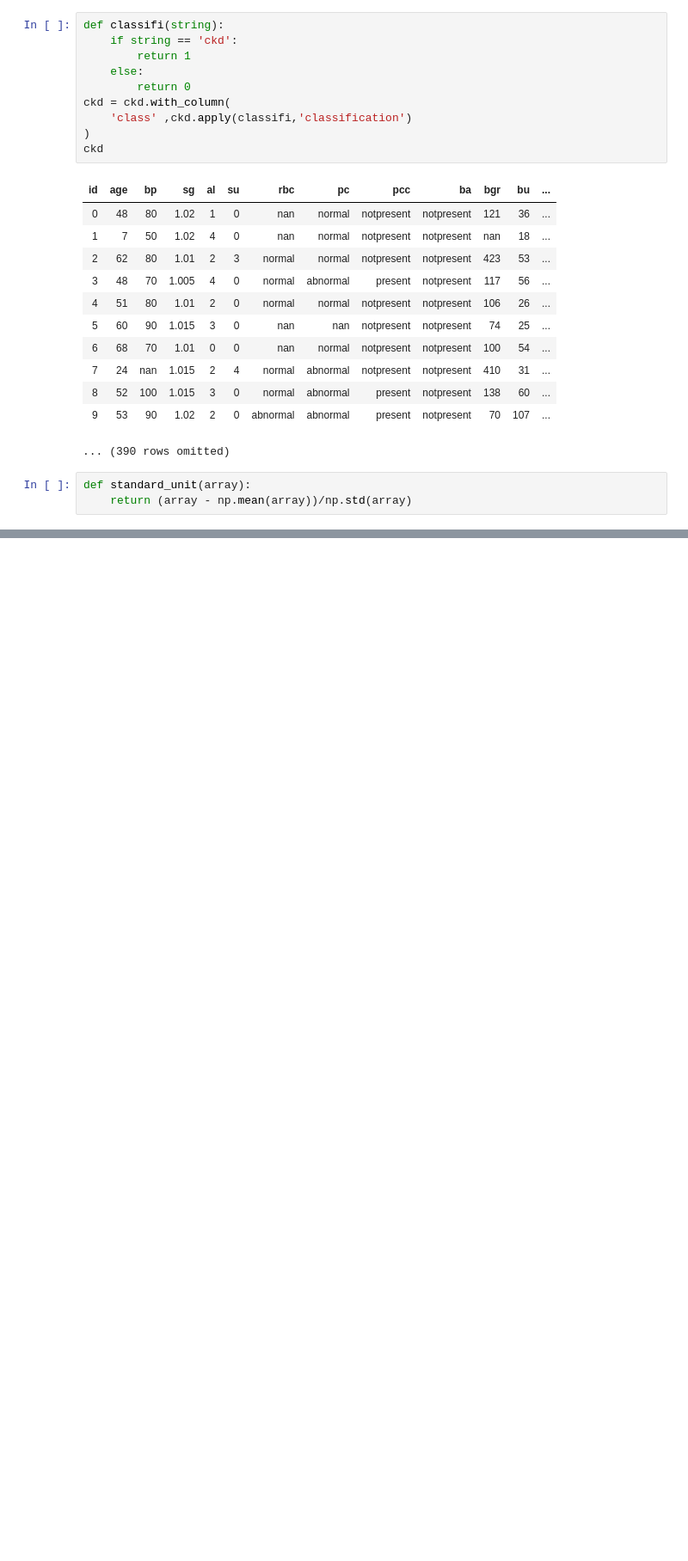
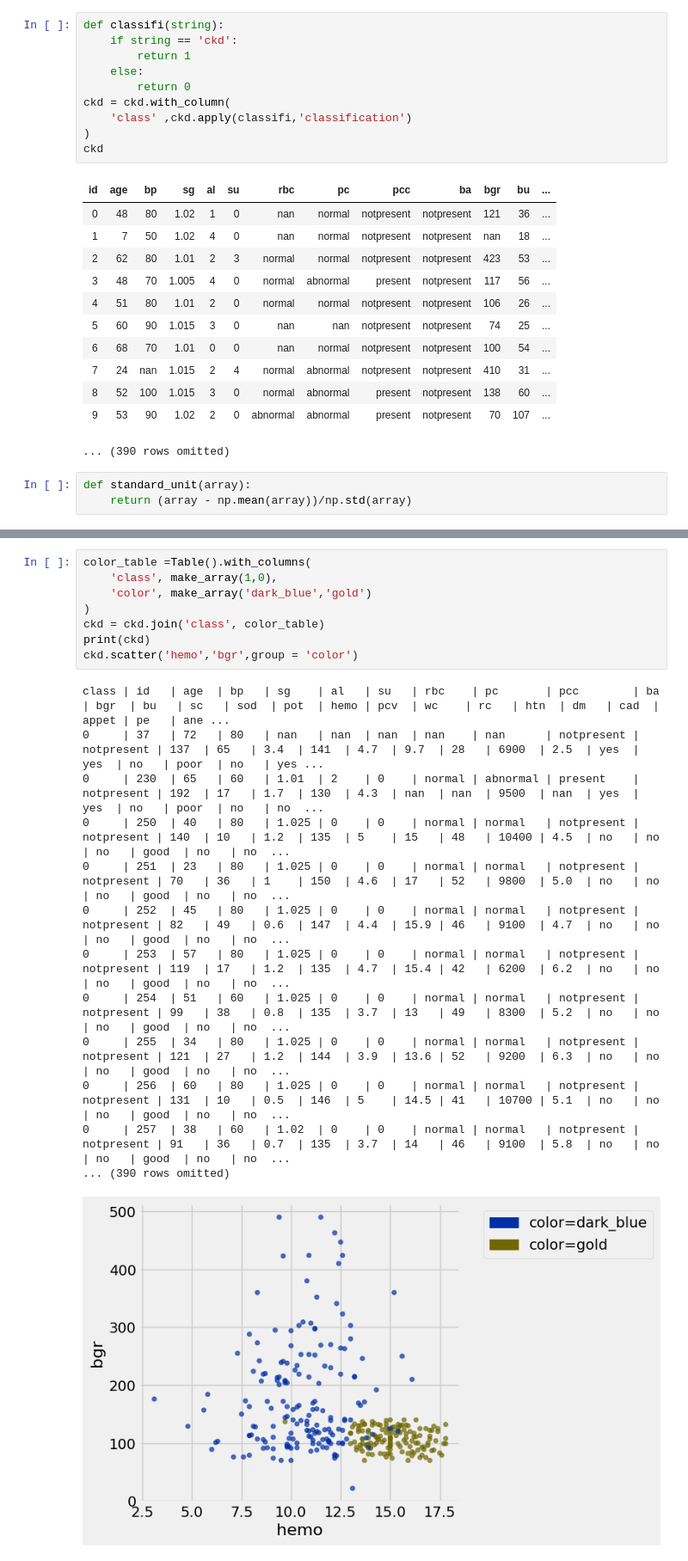
Before and after one commit to MYTWT/Data_Science, a Jupyter notebook: notebook/Numby/classification.ipynb, the cells around one changed output, grey strips where cells are left out. Shown at 86% size. Cells and saved outputs as stored; diff of their text form; blank space fills up the shorter version.

```diff
--- a/notebook/Numby/classification.ipynb
+++ b/notebook/Numby/classification.ipynb
@@ -83,0 +87,22 @@ ckd1 = ckd.where(mask).where(mask1)
+# %%
+color_table =Table().with_columns(
+    'class', make_array(1,0),
+    'color', make_array('dark_blue','gold')
+)
+ckd = ckd.join('class', color_table)
+print(ckd)
+ckd.scatter('hemo','bgr',group = 'color')
+# %% [output]
+class | id   | age  | bp   | sg    | al   | su   | rbc    | pc       | pcc        | ba         | bgr  | bu   | sc   | sod  | pot  | hemo | pcv  | wc    | rc   | htn  | dm   | cad  | appet | pe   | ane ...
+0     | 37   | 72   | 80   | nan   | nan  | nan  | nan    | nan      | notpresent | notpresent | 137  | 65   | 3.4  | 141  | 4.7  | 9.7  | 28   | 6900  | 2.5  | yes  | yes  | no   | poor  | no   | yes ...
+0     | 230  | 65   | 60   | 1.01  | 2    | 0    | normal | abnormal | present    | notpresent | 192  | 17   | 1.7  | 130  | 4.3  | nan  | nan  | 9500  | nan  | yes  | yes  | no   | poor  | no   | no  ...
+0     | 250  | 40   | 80   | 1.025 | 0    | 0    | normal | normal   | notpresent | notpresent | 140  | 10   | 1.2  | 135  | 5    | 15   | 48   | 10400 | 4.5  | no   | no   | no   | good  | no   | no  ...
+0     | 251  | 23   | 80   | 1.025 | 0    | 0    | normal | normal   | notpresent | notpresent | 70   | 36   | 1    | 150  | 4.6  | 17   | 52   | 9800  | 5.0  | no   | no   | no   | good  | no   | no  ...
+0     | 252  | 45   | 80   | 1.025 | 0    | 0    | normal | normal   | notpresent | notpresent | 82   | 49   | 0.6  | 147  | 4.4  | 15.9 | 46   | 9100  | 4.7  | no   | no   | no   | good  | no   | no  ...
+0     | 253  | 57   | 80   | 1.025 | 0    | 0    | normal | normal   | notpresent | notpresent | 119  | 17   | 1.2  | 135  | 4.7  | 15.4 | 42   | 6200  | 6.2  | no   | no   | no   | good  | no   | no  ...
+0     | 254  | 51   | 60   | 1.025 | 0    | 0    | normal | normal   | notpresent | notpresent | 99   | 38   | 0.8  | 135  | 3.7  | 13   | 49   | 8300  | 5.2  | no   | no   | no   | good  | no   | no  ...
+0     | 255  | 34   | 80   | 1.025 | 0    | 0    | normal | normal   | notpresent | notpresent | 121  | 27   | 1.2  | 144  | 3.9  | 13.6 | 52   | 9200  | 6.3  | no   | no   | no   | good  | no   | no  ...
+0     | 256  | 60   | 80   | 1.025 | 0    | 0    | normal | normal   | notpresent | notpresent | 131  | 10   | 0.5  | 146  | 5    | 14.5 | 41   | 10700 | 5.1  | no   | no   | no   | good  | no   | no  ...
+0     | 257  | 38   | 60   | 1.02  | 0    | 0    | normal | normal   | notpresent | notpresent | 91   | 36   | 0.7  | 135  | 3.7  | 14   | 46   | 9100  | 5.8  | no   | no   | no   | good  | no   | no  ...
+... (390 rows omitted)
+[figure, added]
```
Also changed, not shown: parts of 43 cells of this notebook, 2 other files.
